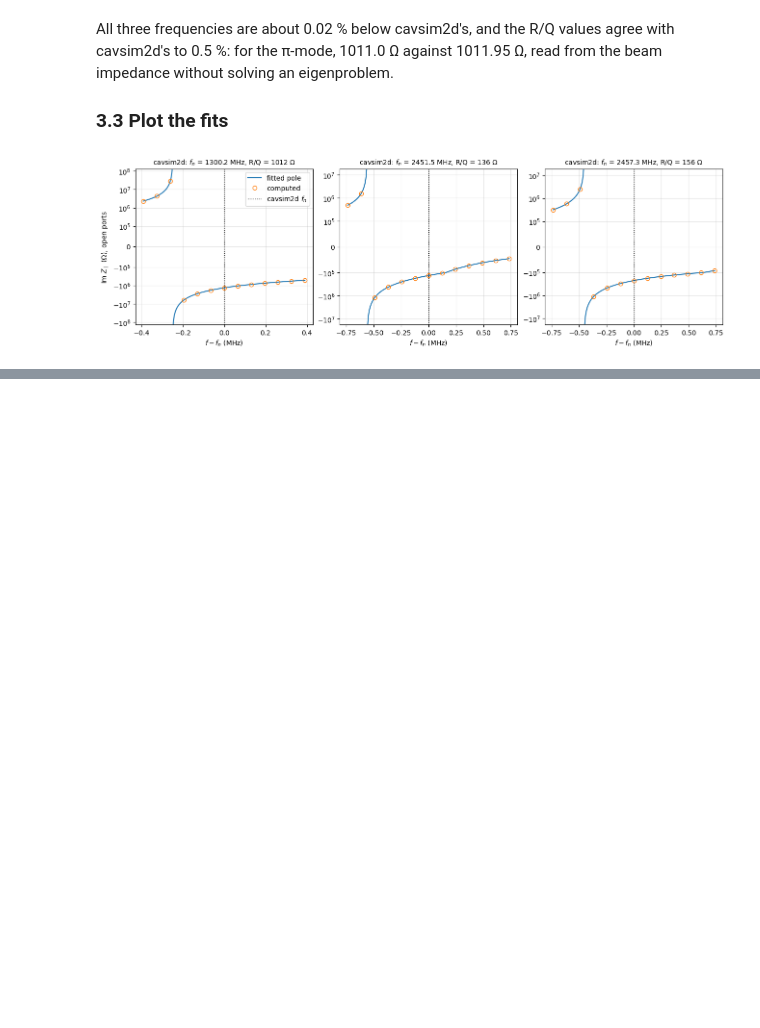
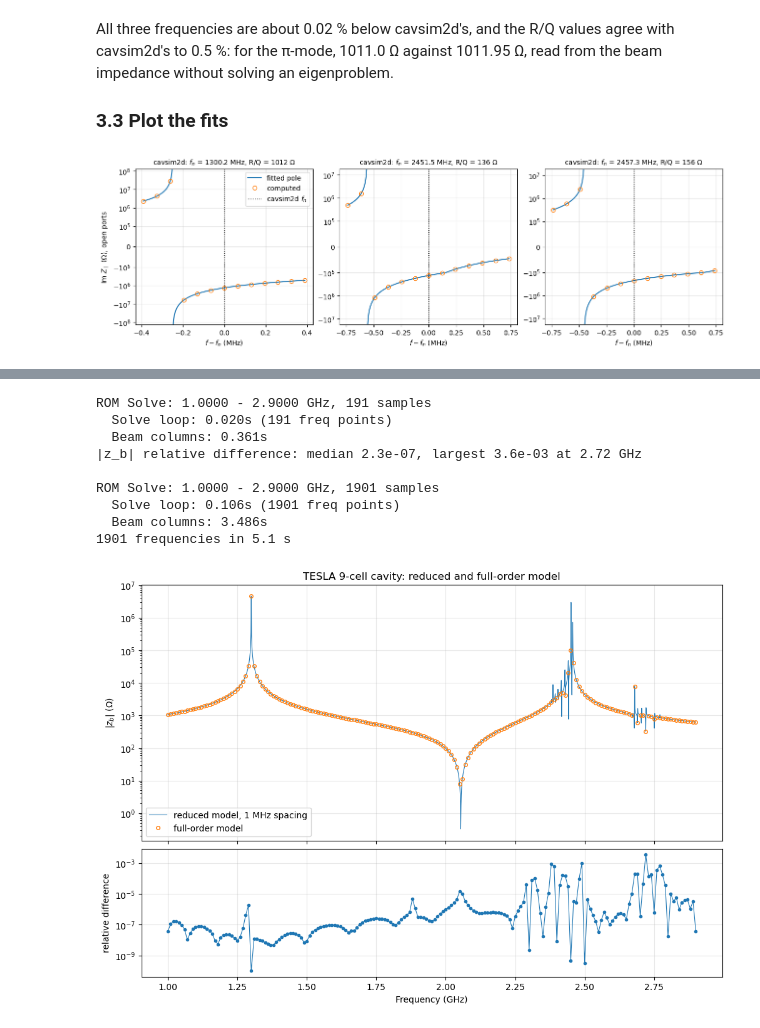
Before and after one commit to Dark-Elektron/cavsim3d, a Jupyter notebook: docs/tutorials/beam/tesla_beam_impedance.ipynb, the cells around one changed output, grey strips where cells are left out. Cells and saved outputs as stored; diff of their text form; code cells hidden in the pictures; blank space fills up the shorter version.

```diff
--- a/docs/tutorials/beam/tesla_beam_impedance.ipynb
+++ b/docs/tutorials/beam/tesla_beam_impedance.ipynb
@@ -273,0 +306,3 @@ plt.show()
+# %%
+rom = proj.fds.fom.reduce(tol=1e-8)
+print(f"{rom.total_dofs} unknowns -> {rom.reduced_dimensions['global']}")
@@ -273,0 +322,37 @@ plt.show()
+# %%
+rom.solve(fmin=1.0, fmax=2.9, nsamples=191)
+zb_rom = rom.s_tilde_dict["b(1)b(1)"]
+rel = np.abs(zb_rom - zb) / np.abs(zb)
+print(f"|z_b| relative difference: median {np.median(rel):.1e}, largest {rel.max():.1e} "
+      f"at {f[np.argmax(rel)] / 1e9:.2f} GHz")
+
+t0 = time.time()
+rom.solve(fmin=1.0, fmax=2.9, nsamples=1901)
+print(f"1901 frequencies in {time.time() - t0:.1f} s")
+
+fig, (ax, ax_err) = plt.subplots(2, 1, figsize=(10, 7), sharex=True, layout="constrained",
+                                 height_ratios=[2, 1])
+ax.semilogy(rom.frequencies / 1e9, np.abs(rom.s_tilde_dict["b(1)b(1)"]), lw=0.8,
+            label="reduced model, 1 MHz spacing")
+ax.semilogy(f / 1e9, np.abs(zb), lw=0, marker="o", mfc="none", ms=4,
+            label="full-order model")
+ax.set_ylabel(r"$|z_b|$ ($\Omega$)")
+ax.set_title("TESLA 9-cell cavity: reduced and full-order model")
+ax.grid(True, alpha=0.3)
+ax.legend()
+ax_err.semilogy(f / 1e9, rel, marker="o", ms=3, lw=0.8)
+ax_err.set_ylabel("relative difference")
+ax_err.set_xlabel("Frequency (GHz)")
+ax_err.grid(True, alpha=0.3)
+plt.show()
+# %% [output]
+ROM Solve: 1.0000 - 2.9000 GHz, 191 samples
+  Solve loop: 0.020s (191 freq points)
+  Beam columns: 0.361s
+|z_b| relative difference: median 2.3e-07, largest 3.6e-03 at 2.72 GHz
+
+ROM Solve: 1.0000 - 2.9000 GHz, 1901 samples
+  Solve loop: 0.106s (1901 freq points)
+  Beam columns: 3.486s
+1901 frequencies in 5.1 s
+[figure, added]
```
Also changed, not shown: parts of 11 cells of this notebook, 18 other files.
